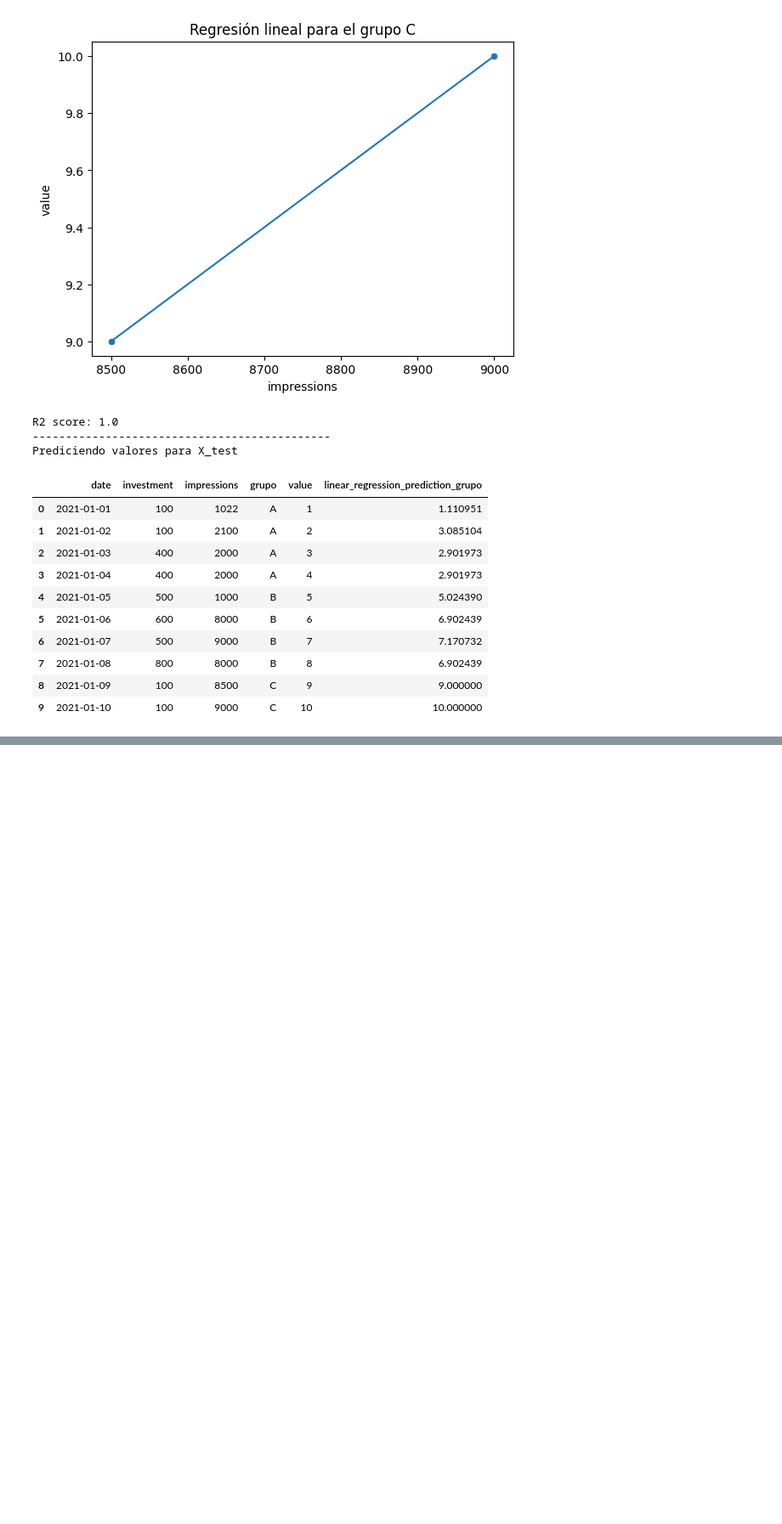
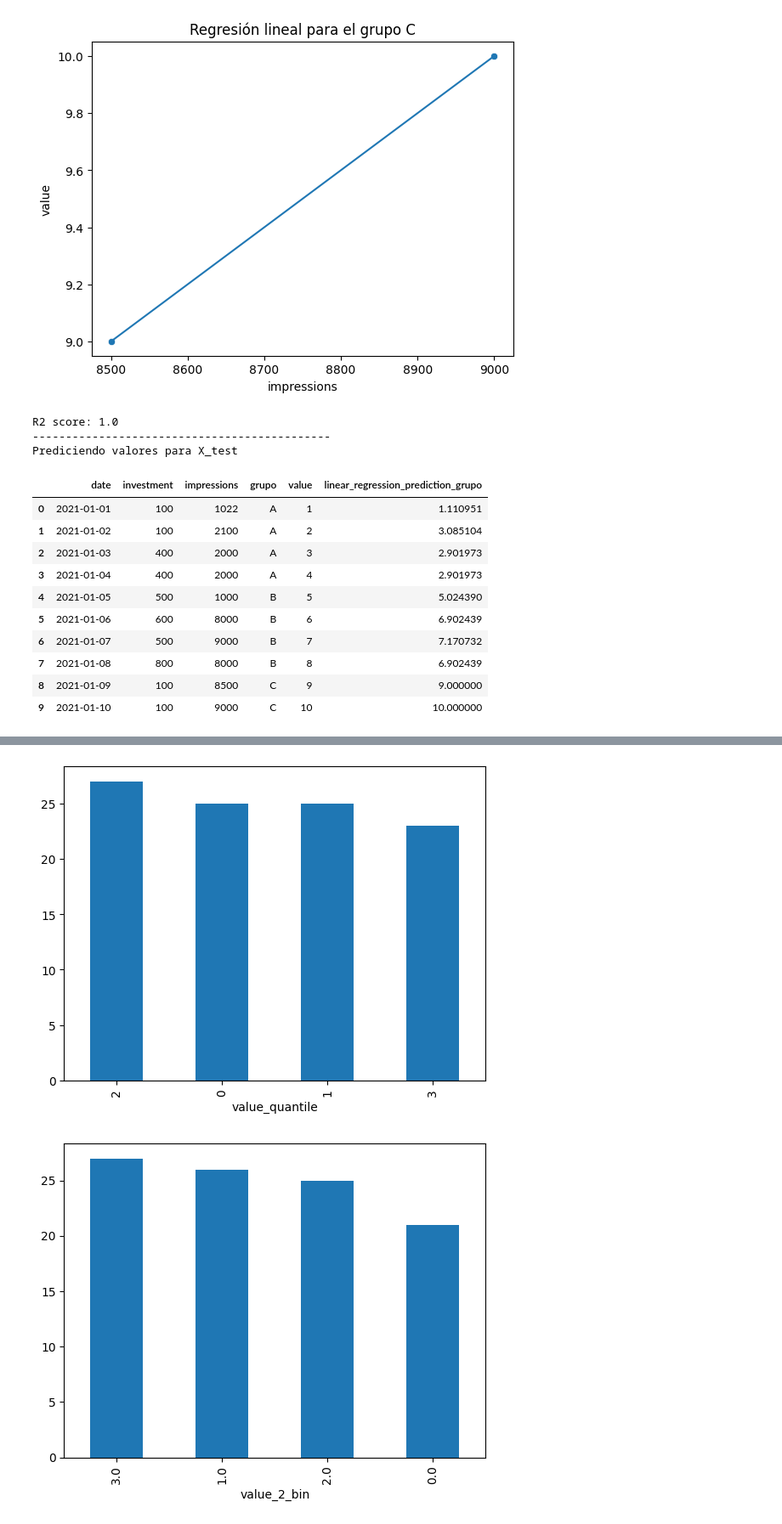
Before and after one commit to SantiagoRomanoOddone/Mim.NET, a Jupyter notebook: feature_engineering/Ejemplos de uso de funciones.ipynb, the cells around one changed output, grey strips where cells are left out. Shown: that part at 85% size. Saved outputs shown, nothing was run; the diff lists cells and outputs as text; code cells hidden in the pictures; blank space fills up the shorter version.

```diff
--- a/feature_engineering/Ejemplos de uso de funciones.ipynb
+++ b/feature_engineering/Ejemplos de uso de funciones.ipynb
@@ -379,0 +457,42 @@ plt.show()
+# %%
+def bining(df, cols, mode='quantile', q=None, limits=None):
+    '''
+    El propósito de esta función es discretizar variables continuas en intervalos.
+    Puede ser útil para convertir variables continuas en categóricas, y utilizar la variable categorica en un modelo de machine learning.
+
+    Parámetros:
+    df: DataFrame
+    cols: Lista de str, nombre de la columna que se quiere discretizar.
+    mode: str, modo de discretización. Puede ser 'quantile' o 'limits'.
+    q: int, número de cuantiles en los que se quiere dividir la variable.
+    limits: Lista de int, límites de los intervalos.
+
+    Retorna:
+    df: DataFrame con las columnas discretizadas.
+    '''
+    if mode == 'quantile':
+        for col in cols:
+            df[f'{col}_quantile'] = pd.qcut(df[col], q=q, labels=False)
+    elif mode == 'limits':
+        for col in cols:
+            df[f'{col}_bin'] = pd.cut(df[col], bins=limits, labels=False)
+    else:
+        print('Mode {} not supported, try "limits" or "quantile"'.format(mode))
+
+    return df
+
+test_df = pd.DataFrame({
+    'value': np.random.randint(0, 100, 100),
+    'value_2': np.random.randint(0, 100, 100),
+})
+
+test_df = bining(test_df, ['value'], mode='quantile', q=4)
+test_df.value_counts('value_quantile').plot(kind='bar')
+plt.show()
+
+test_df = bining(test_df, ['value_2'], mode='limits', limits=[0, 25, 50, 75, 100])
+test_df.value_counts('value_2_bin').plot(kind='bar')
+plt.show()
+# %% [output]
+[figure, added]
+[figure, added]
```
Also changed, not shown: parts of 3 cells of this notebook, 2 other files.
